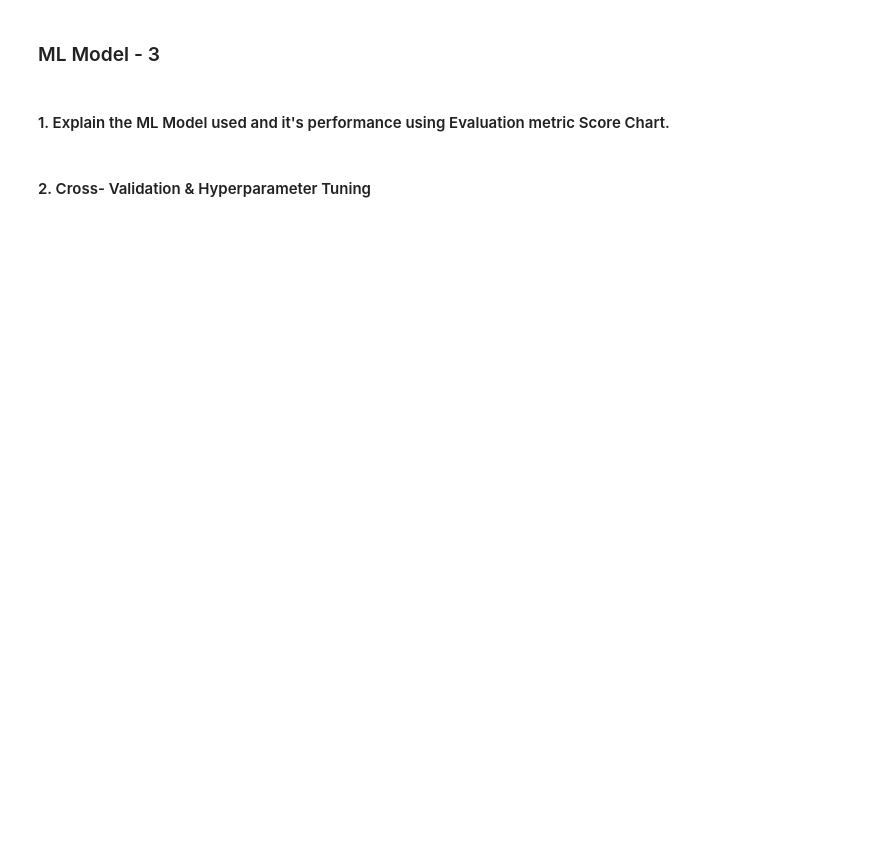
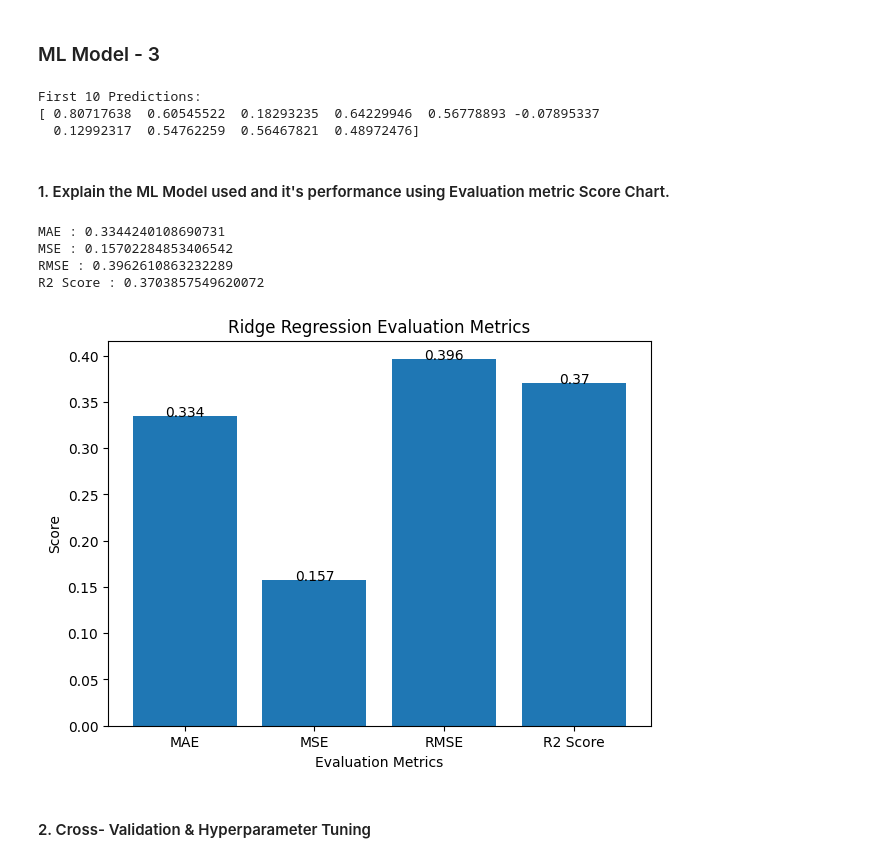
Before and after one commit to niharikaBargujar/Heart_disease_prediction, a Jupyter notebook: Heart_disease_prediction.ipynb, the cells around one changed output. Saved outputs shown, nothing was run; the diff lists cells and outputs as text; code cells hidden in the pictures; blank space fills up the shorter version.

```diff
--- a/Heart_disease_prediction.ipynb
+++ b/Heart_disease_prediction.ipynb
@@ -1184,2 +1256,23 @@ Answer Here.
+# %%
+# ML Model - 3 Implementation
+
+from sklearn.linear_model import Ridge
+
+# Create Ridge Model
+ridge_model = Ridge(alpha=1.0)
+
+# Fit the Algorithm
+ridge_model.fit(X_train, y_train)
+
+# Predict on Test Data
+y_pred_ridge = ridge_model.predict(X_test)
+
+# Display first 10 predictions
+print("First 10 Predictions:")
+print(y_pred_ridge[:10])
+# %% [output]
+First 10 Predictions:
+[ 0.80717638  0.60545522  0.18293235  0.64229946  0.56778893 -0.07895337
+  0.12992317  0.54762259  0.56467821  0.48972476]
 # %% [markdown]
 #### 1. Explain the ML Model used and it's performance using Evaluation metric Score Chart.
@@ -1188,2 +1279,37 @@ Answer Here.
+# %%
+# Visualizing evaluation Metric Score chart
+# Evaluation Metrics
+
+mae_ridge = mean_absolute_error(y_test, y_pred_ridge)
+mse_ridge = mean_squared_error(y_test, y_pred_ridge)
+rmse_ridge = np.sqrt(mse_ridge)
+r2_ridge = r2_score(y_test, y_pred_ridge)
+
+print("MAE :", mae_ridge)
+print("MSE :", mse_ridge)
+print("RMSE :", rmse_ridge)
+print("R2 Score :", r2_ridge)
+
+
+metrics = ['MAE','MSE','RMSE','R2 Score']
+scores = [mae_ridge,mse_ridge,rmse_ridge,r2_ridge]
+
+plt.figure(figsize=(7,5))
+plt.bar(metrics,scores)
+
+plt.title("Ridge Regression Evaluation Metrics")
+plt.xlabel("Evaluation Metrics")
+plt.ylabel("Score")
+
+for i,v in enumerate(scores):
+    plt.text(i,v,round(v,3),ha='center')
+
+plt.show()
+# %% [output]
+MAE : 0.3344240108690731
+MSE : 0.15702284853406542
+RMSE : 0.3962610863232289
+R2 Score : 0.3703857549620072
+[figure, added]
 # %% [markdown]
 #### 2. Cross- Validation & Hyperparameter Tuning
```
Also changed, not shown: parts of 29 cells of this notebook.
